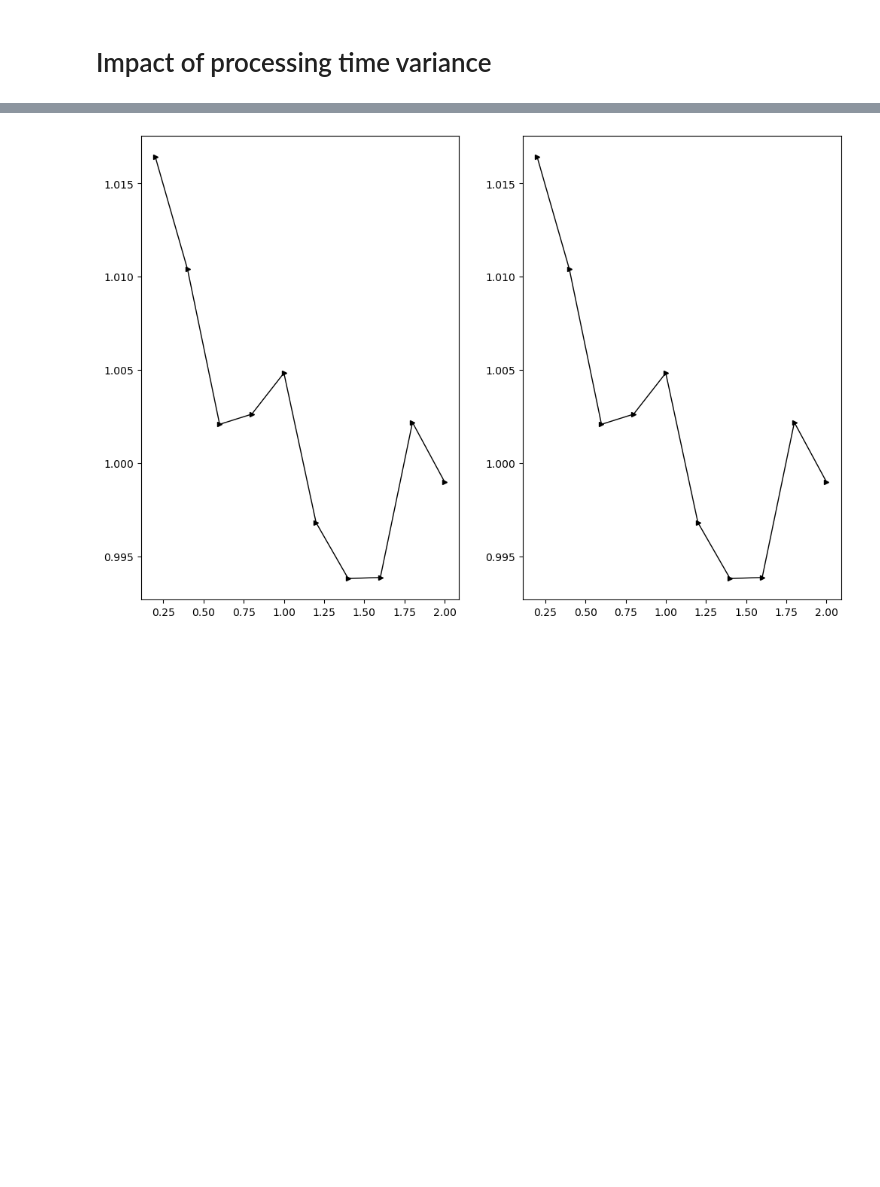
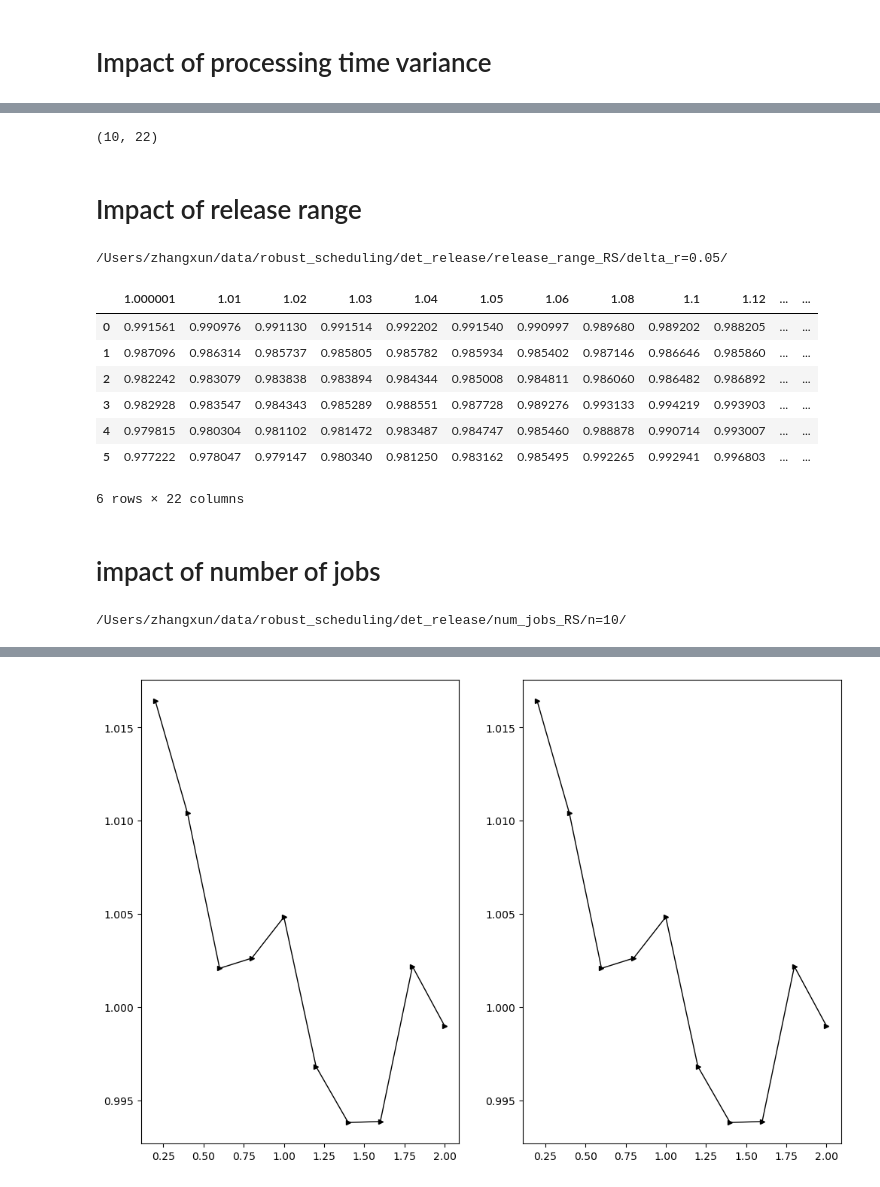
Before and after one commit to xunzhang-sjtu/Robust_scheduling_with_release_time, a Jupyter notebook: results.ipynb, the cells around one changed output, grey strips where cells are left out. Drawn from its saved outputs; the diff is of its cells as text; code cells hidden in the pictures; blank space fills up the shorter version.

```diff
--- a/results.ipynb
+++ b/results.ipynb
@@ -173,0 +227,31 @@ rst_quan95 = obtain_mean_rst(rst_det,rst_saa,rst_mom,rst_wass_vns,delta_ep_all)
+# %%
+np.shape(rst_quan95.to_numpy())
+# %% [output]
+(10, 22)
+# %% [markdown]
+# Impact of release range
+# %%
+delta_r_all = np.asarray([0.05,0.1,0.15,0.2,0.25,0.3])
+n = 20
+# average performance
+name = 'avg'
+file_path1 = project_path + 'delta_r=0.05/'
+print(file_path1)
+rst_det= load_results(instances,file_path1,'sol_det.pkl')
+# %% [output]
+/Users/zhangxun/data/robust_scheduling/det_release/release_range_RS/delta_r=0.05/
+# %%
+file_name = project_path + 'delta_r='
+rst_det,rst_saa,rst_mom,rst_wass =  obtain_results(delta_r_all,'avg',file_name)
+rst_avg = obtain_avg_results(rst_det,rst_saa,rst_mom,rst_wass,delta_r_all)
+# %%
+rst_avg
+# %% [output]
+|  | 1.000001 | 1.01 | 1.02 | 1.03 | 1.04 | 1.05 | 1.06 | 1.08 | 1.1 | 1.12 | ... | ... |
+| 0 | 0.991561 | 0.990976 | 0.991130 | 0.991514 | 0.992202 | 0.991540 | 0.990997 | 0.989680 | 0.989202 | 0.988205 | ... | ... |
+| 1 | 0.987096 | 0.986314 | 0.985737 | 0.985805 | 0.985782 | 0.985934 | 0.985402 | 0.987146 | 0.986646 | 0.985860 | ... | ... |
+| 2 | 0.982242 | 0.983079 | 0.983838 | 0.983894 | 0.984344 | 0.985008 | 0.984811 | 0.986060 | 0.986482 | 0.986892 | ... | ... |
+| 3 | 0.982928 | 0.983547 | 0.984343 | 0.985289 | 0.988551 | 0.987728 | 0.989276 | 0.993133 | 0.994219 | 0.993903 | ... | ... |
+| 4 | 0.979815 | 0.980304 | 0.981102 | 0.981472 | 0.983487 | 0.984747 | 0.985460 | 0.988878 | 0.990714 | 0.993007 | ... | ... |
+| 5 | 0.977222 | 0.978047 | 0.979147 | 0.980340 | 0.981250 | 0.983162 | 0.985495 | 0.992265 | 0.992941 | 0.996803 | ... | ... |
+6 rows × 22 columns
@@ -173,0 +264,10 @@ rst_quan95 = obtain_mean_rst(rst_det,rst_saa,rst_mom,rst_wass_vns,delta_ep_all)
+# %% [markdown]
+# impact of number of jobs
+# %%
+file_path = '/Users/zhangxun/data/robust_scheduling/det_release/num_jobs_RS/'
+name = 'avg'
+file_path1 = file_path + 'n=10/'
+print(file_path1)
+rst_det= load_results(instances,file_path1,'sol_det.pkl')
+# %% [output]
+/Users/zhangxun/data/robust_scheduling/det_release/num_jobs_RS/n=10/
```
Also changed, not shown: parts of 38 cells of this notebook, 5 other files.
